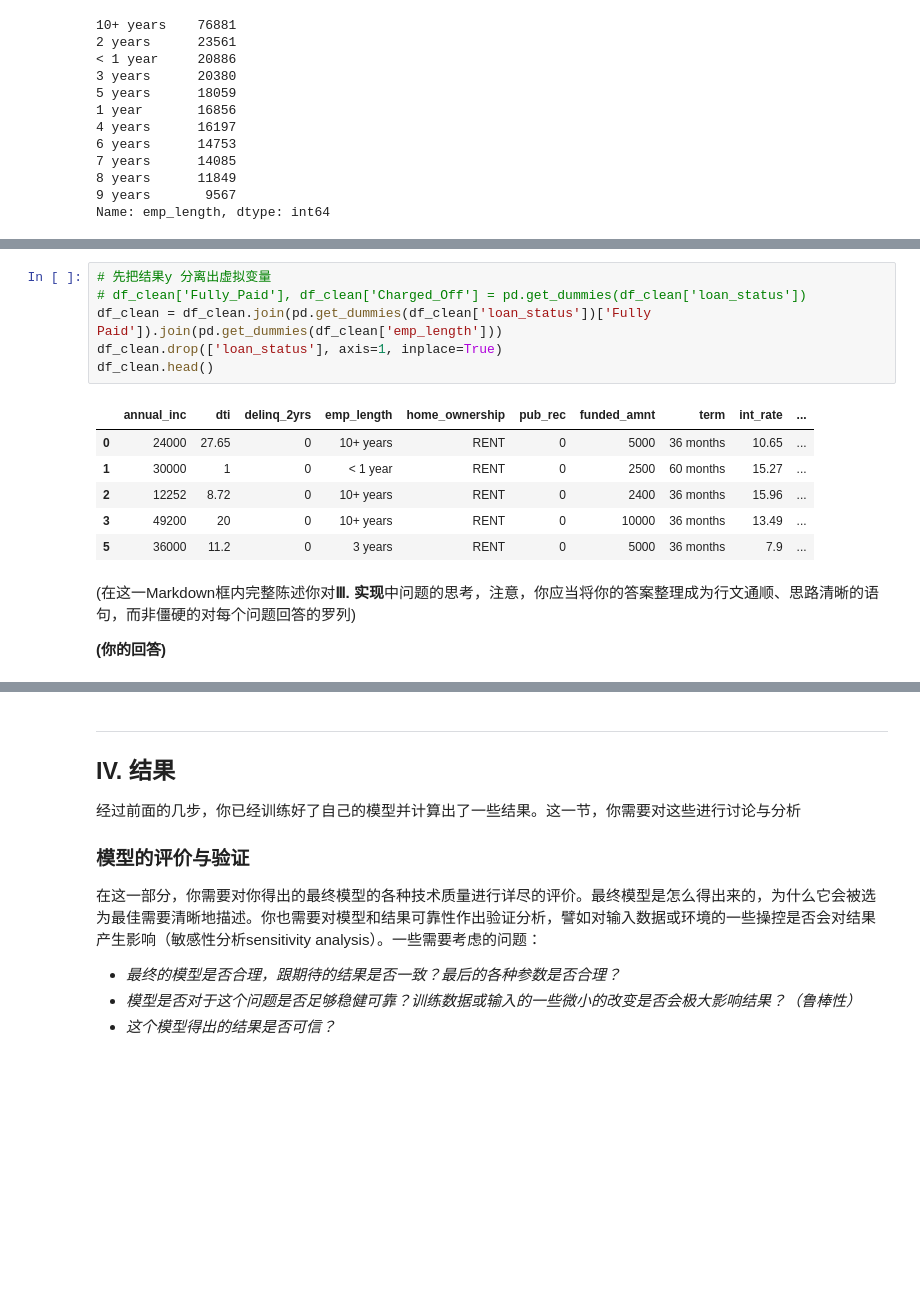
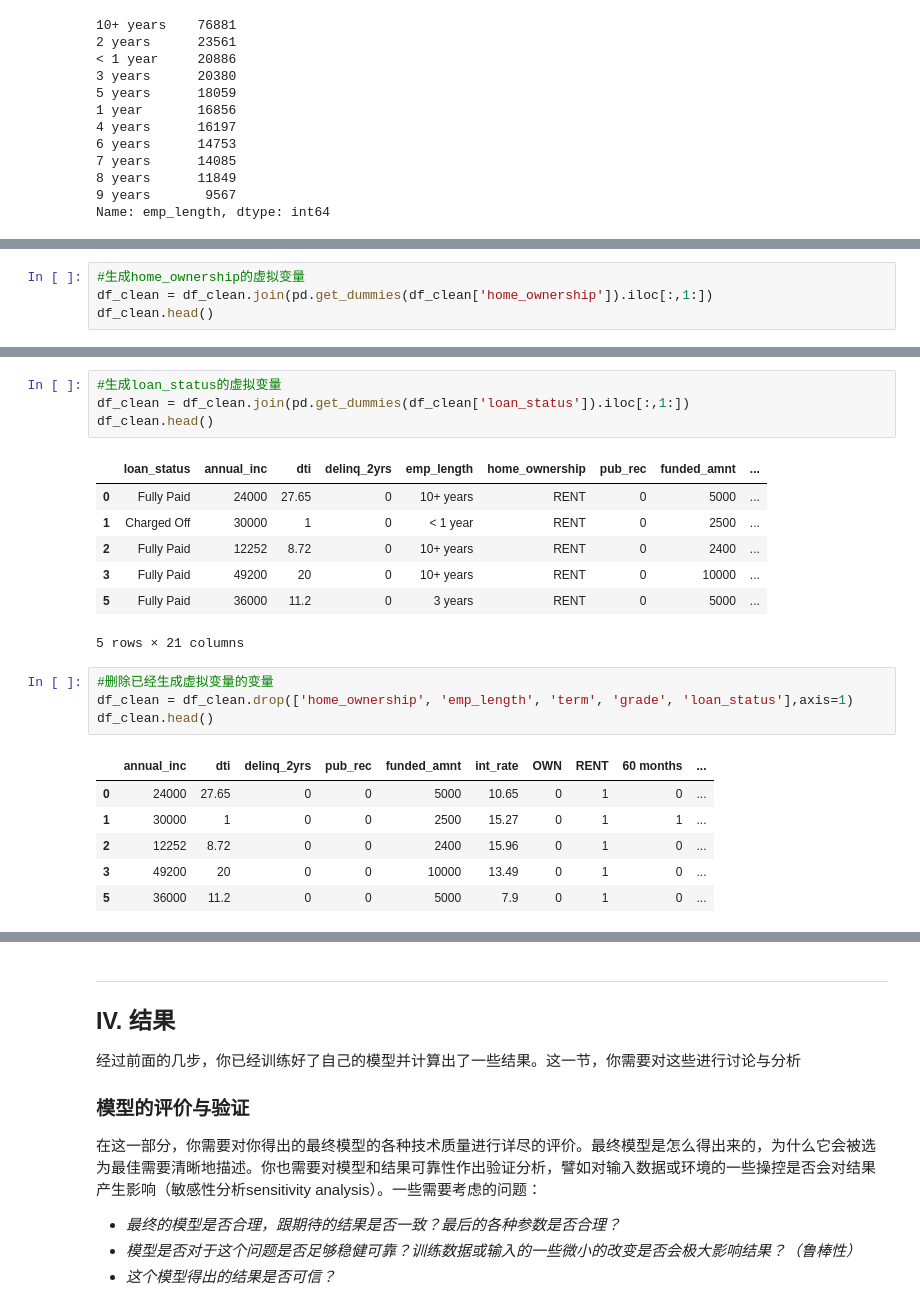
Before and after one commit to kimi987/PyAndML, a Jupyter notebook: src/毕业项目/AIPND Capstone Template.ipynb, the cells around one changed output, grey strips where cells are left out. Saved outputs shown, nothing was run; the diff lists cells and outputs as text; blank space fills up the shorter version.

```diff
--- a/src/毕业项目/AIPND Capstone Template.ipynb
+++ b/src/毕业项目/AIPND Capstone Template.ipynb
@@ -419,0 +465,4 @@ Name: emp_length, dtype: int64
+# %%
+#生成home_ownership的虚拟变量
+df_clean = df_clean.join(pd.get_dummies(df_clean['home_ownership']).iloc[:,1:])
+df_clean.head()
@@ -420,17 +524,23 @@ Name: emp_length, dtype: int64
 # %%
-# 先把结果y 分离出虚拟变量
-# df_clean['Fully_Paid'], df_clean['Charged_Off'] = pd.get_dummies(df_clean['loan_status'])
-df_clean = df_clean.join(pd.get_dummies(df_clean['loan_status'])['Fully Paid']).join(pd.get_dummies(df_clean['emp_length']))
-df_clean.drop(['loan_status'], axis=1, inplace=True)
+#生成loan_status的虚拟变量
+df_clean = df_clean.join(pd.get_dummies(df_clean['loan_status']).iloc[:,1:])
 df_clean.head()
 # %% [output]
-|  | annual_inc | dti | delinq_2yrs | emp_length | home_ownership | pub_rec | funded_amnt | term | int_rate | ... |
-| 0 | 24000 | 27.65 | 0 | 10+ years | RENT | 0 | 5000 | 36 months | 10.65 | ... |
-| 1 | 30000 | 1 | 0 | < 1 year | RENT | 0 | 2500 | 60 months | 15.27 | ... |
-| 2 | 12252 | 8.72 | 0 | 10+ years | RENT | 0 | 2400 | 36 months | 15.96 | ... |
-| 3 | 49200 | 20 | 0 | 10+ years | RENT | 0 | 10000 | 36 months | 13.49 | ... |
-| 5 | 36000 | 11.2 | 0 | 3 years | RENT | 0 | 5000 | 36 months | 7.9 | ... |
+|  | loan_status | annual_inc | dti | delinq_2yrs | emp_length | home_ownership | pub_rec | funded_amnt | ... |
+| 0 | Fully Paid | 24000 | 27.65 | 0 | 10+ years | RENT | 0 | 5000 | ... |
+| 1 | Charged Off | 30000 | 1 | 0 | < 1 year | RENT | 0 | 2500 | ... |
+| 2 | Fully Paid | 12252 | 8.72 | 0 | 10+ years | RENT | 0 | 2400 | ... |
+| 3 | Fully Paid | 49200 | 20 | 0 | 10+ years | RENT | 0 | 10000 | ... |
+| 5 | Fully Paid | 36000 | 11.2 | 0 | 3 years | RENT | 0 | 5000 | ... |
+5 rows × 21 columns
-# %% [markdown]
-(在这一Markdown框内完整陈述你对**Ⅲ. 实现**中问题的思考，注意，你应当将你的答案整理成为行文通顺、思路清晰的语句，而非僵硬的对每个问题回答的罗列)
-
-**(你的回答)**
+# %%
+#删除已经生成虚拟变量的变量
+df_clean = df_clean.drop(['home_ownership', 'emp_length', 'term', 'grade', 'loan_status'],axis=1)
+df_clean.head()
+# %% [output]
+|  | annual_inc | dti | delinq_2yrs | pub_rec | funded_amnt | int_rate | OWN | RENT | 60 months | ... |
+| 0 | 24000 | 27.65 | 0 | 0 | 5000 | 10.65 | 0 | 1 | 0 | ... |
+| 1 | 30000 | 1 | 0 | 0 | 2500 | 15.27 | 0 | 1 | 1 | ... |
+| 2 | 12252 | 8.72 | 0 | 0 | 2400 | 15.96 | 0 | 1 | 0 | ... |
+| 3 | 49200 | 20 | 0 | 0 | 10000 | 13.49 | 0 | 1 | 0 | ... |
+| 5 | 36000 | 11.2 | 0 | 0 | 5000 | 7.9 | 0 | 1 | 0 | ... |
```
Also changed, not shown: parts of 17 cells of this notebook.
